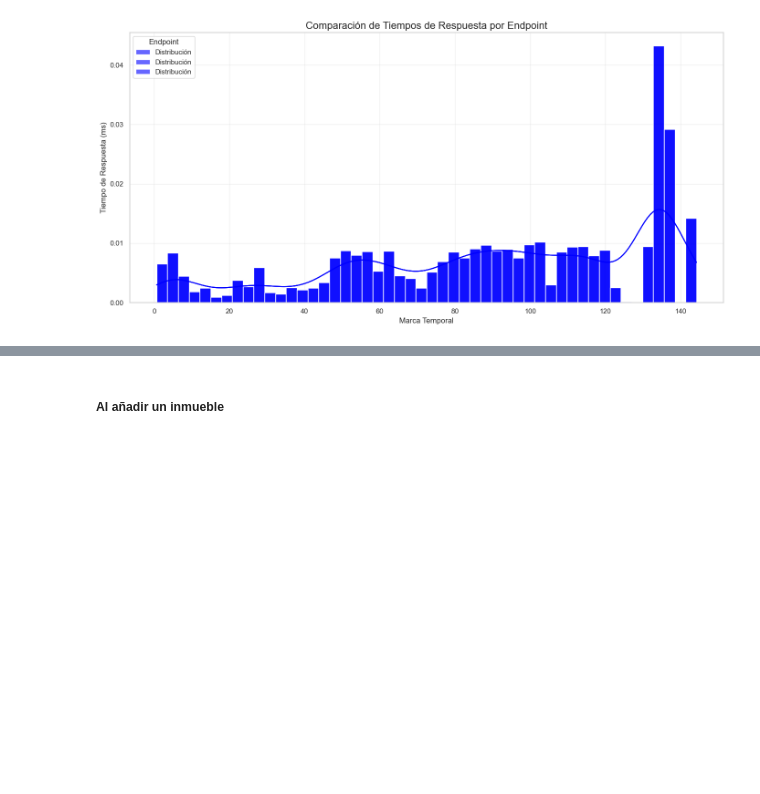
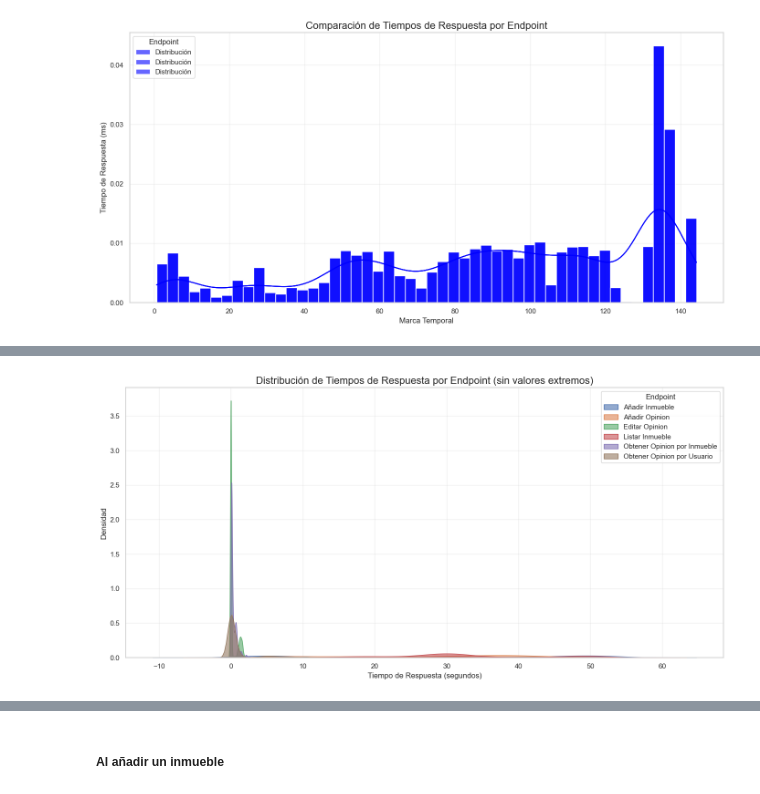
Before and after one commit to JulianCastillo14/Estudio-de-Rendimiento-Backend-en-OPAR, a Jupyter notebook: Estudio_de_Rendimiento_Backend_en_OPAR.ipynb, the cells around one changed output, grey strips where cells are left out. Saved outputs shown, nothing was run; the diff lists cells and outputs as text; code cells hidden in the pictures; blank space fills up the shorter version.

```diff
--- a/Estudio_de_Rendimiento_Backend_en_OPAR.ipynb
+++ b/Estudio_de_Rendimiento_Backend_en_OPAR.ipynb
@@ -545,0 +614,17 @@ Desplegar con kubernetes 2 replicas
+# %%
+plt.figure(figsize=(14, 7))
+
+filtered_data = data_combined_v2[data_combined_v2['elapsed'] <= data_combined_v2['elapsed'].quantile(0.55)]
+
+for label, group in filtered_data.groupby('label'):
+    sns.kdeplot(group['elapsed'], fill=True, label=label, alpha=0.6)
+
+plt.title('Distribución de Tiempos de Respuesta por Endpoint (sin valores extremos)', fontsize=16)
+plt.xlabel('Tiempo de Respuesta (segundos)', fontsize=12)
+plt.ylabel('Densidad', fontsize=12)
+plt.legend(title='Endpoint')
+plt.grid(alpha=0.3)
+plt.tight_layout()
+plt.show()
+# %% [output]
+[figure, added]
```
Also changed, not shown: parts of 18 cells of this notebook, 26 other files.
